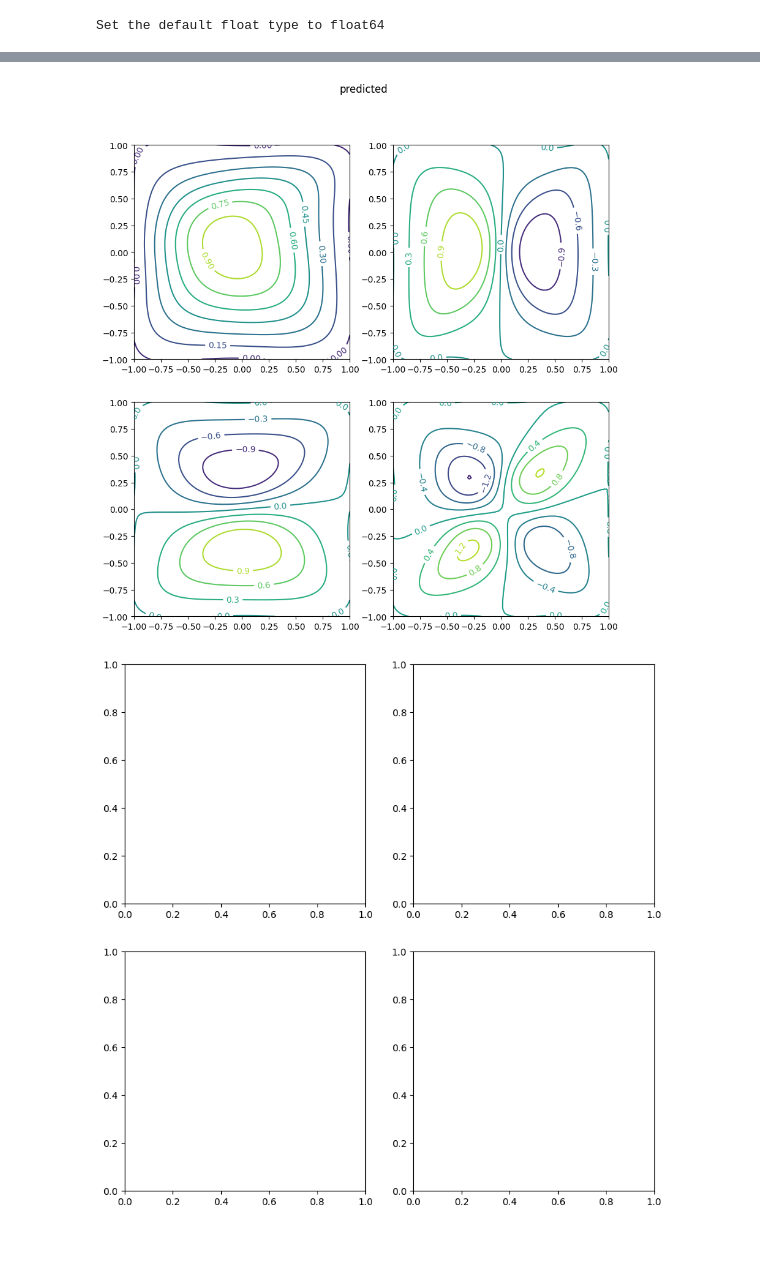
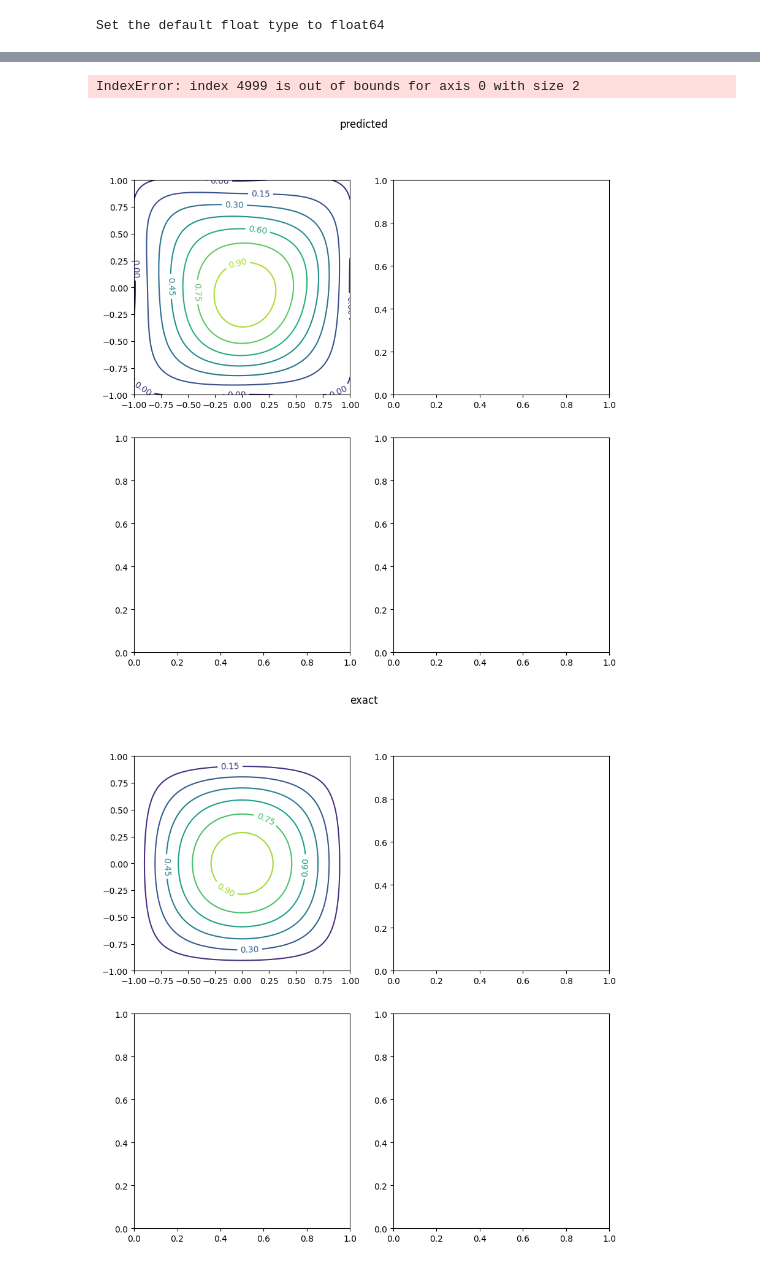
Before and after one commit to kpiotr6/MOWNIT, a Jupyter notebook: L10/laboratorium10.ipynb, the cells around one changed output, grey strips where cells are left out. Drawn from its saved outputs; the diff is of its cells as text; code cells hidden in the pictures.

```diff
--- a/L10/laboratorium10.ipynb
+++ b/L10/laboratorium10.ipynb
@@ -39,17 +40,19 @@ def contour_plot(X, Y, Z, title):
     plt.savefig(save_folder + title)
     plt.close()
 # %%
-def exact_sol(f):
-    ns = origin_ns
+def exact_sol(f,n1,n2):
+    # ns = origin_ns
     x = f[:, 0:1]
     y = f[:, 1:2]
-    return np.sin(ns[0]*np.pi*(x + 1)*0.5)*np.sin(ns[1]*np.pi*(y + 1)*0.5)
-def exact2(f):
-    ns = origin_ns
-    print("f",f)
-    x = f[0]
-    y = f[1]
-    return np.sin(ns[0]*np.pi*(x + 1)*0.5)*np.sin(ns[1]*np.pi*(y + 1)*0.5)
+    return np.sin(n1*np.pi*(x + 1)*0.5)*np.sin(n2*np.pi*(y + 1)*0.5)
+
+def exact2(f,n1,n2):
+    arr = []
+    for x,y in f:
+        tmp = sin(n1*np.pi*(x + 1)*0.5)*sin(n2*np.pi*(y + 1)*0.5)
+        arr.append(tmp)
+
+    return np.array(arr)
 # %%
 def pde(netw_in, netw_out, n1, n2):
     dy_xx = dde.grad.hessian(netw_out, netw_in, i=0, j=0)
@@ -107,6 +110,7 @@ for i, ns in enumerate(origin_ns):
     values = get_value(certain, ns[0],ns[1])
     constr = initial_points(certain, values)
     conditions.extend(constr)
+    exn = partial(exact_sol,n1=ns[0],n2=ns[1])
     data = dde.data.PDE(
         geom,
         new_pde,
@@ -114,7 +118,7 @@ for i, ns in enumerate(origin_ns):
         num_domain = 800,
         num_boundary = 100,
         num_test=10**3,
-        solution=exact_sol,
+        solution=exn,
     )
     layer_size = [2] + [20] * 3 + [1]
     activation = "tanh"
@@ -130,12 +134,15 @@ for i, ns in enumerate(origin_ns):
     test_domain = generate_test_data(100)
     predicted_solution = get_solution(test_domain,model)
     graph_shreodinger(test_domain[:,0],test_domain[:,1],predicted_solution,"predicted",fig_p,ax_p,i%2,i//2)
-
-    # exact_solution = np.hstack([exact_solution(el) for el in test_domain])
-    # graph_shreodinger(test_domain[:,0],test_domain[:,1],exact_solution,"exact",fig_e,ax_e,i%2,i//2)
-
-    # error_l2 = (np.abs(predicted_solution - exact_solution)/exact_solution)**2
-    # graph_shreodinger(test_domain[:,0],test_domain[:,1],error_l2,"error",fig_r,ax_r,i%2,i//2)
+    exact_solution = exact2(test_domain,ns[0],ns[1])
+    graph_shreodinger(test_domain[:,0],test_domain[:,1],exact_solution,"exact",fig_e,ax_e,i%2,i//2)
+    # break
+    error_l2 = (np.abs(predicted_solution - exact_solution)/exact_solution)**2
+    for i in range(len(error_l2)):
+        if error_l2[i]==float('inf'):
+            error_l2[i] = 0.0
+    print(error_l2)
+    graph_shreodinger(test_domain[:,0],test_domain[:,1],error_l2,"error",fig_r,ax_r,i%2,i//2)
 # %% [output]
 Warning: 1000 points required, but 1024 points sampled.
 Compiling model...
@@ -157,2 +167,3 @@ Best model at step 2000:
+IndexError: index 4999 is out of bounds for axis 0 with size 2
-[figure, old version]
+[figure, new version]
-[figure, old version]
+[figure, new version]
```
Also changed, not shown: parts of 2 cells of this notebook.
